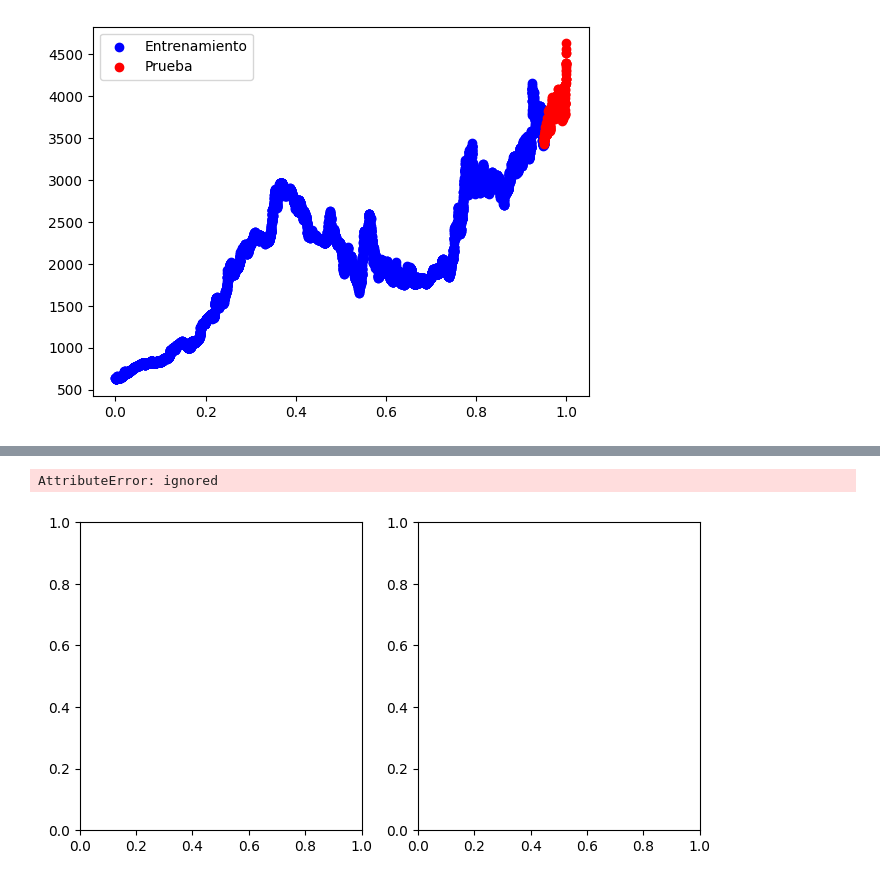
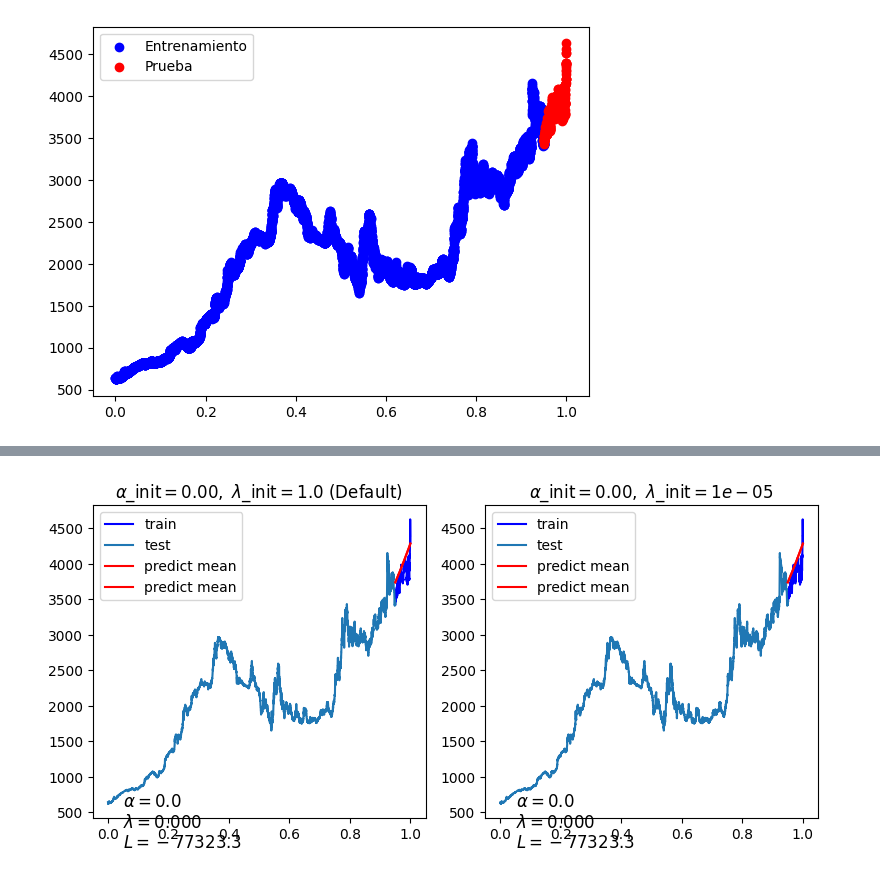
Before and after one commit to cabb1808/ProyectoSenales3, a Jupyter notebook: Proyecto_Final.ipynb, the cells around one changed output, grey strips where cells are left out. Saved outputs shown, nothing was run; the diff lists cells and outputs as text; code cells hidden in the pictures.

```diff
--- a/Proyecto_Final.ipynb
+++ b/Proyecto_Final.ipynb
@@ -96,21 +94,29 @@ DatetimeIndex(['1991-12-02', '1991-12-03', '1991-12-04', '1991-12-05',
 [figure]
 # %%
 def MapeoDataset(X,K):
+    # Extraer caracteristicas sinusoidales
+    # X: N x D, vector de entradas
+    # K: escalar, grado del polinomio
+    # return: N x (K+1), matriz de características Phi
+
     X = X.flatten()
     N = X.shape[0]
 
     #inicializar Phi
     Phi = np.ones((N, K+1))
-    mu = np.linspace(0,1,K)
-    sig2 = 0.1
+    F0= 0.1
+    F = F0 * np.linspace(1, K, K)
 
     # Calcular matriz Phi
     for n in range(len(X)):
       for k in range(1, K+1):
-        Phi[n,k-1] = np.exp(-(mu[k-1] - X[n])**2/sig2)
-    return Phi
+        if k%2 ==0:
+          Phi[:,k] = np.cos(2*np.pi*F[k-1]*X)
+        else:
+          Phi[:,k] = np.sin(2*np.pi*F[k-1]*X)
+      return Phi
 # %%
-M=80
+M=3
 
 lam=0.001
 PHI_train = MapeoDataset(X_train,M)
@@ -151,71 +151,39 @@ n_order = 4
 
 fig, axes = plt.subplots(1, 2, figsize=(8, 4))
 for i, ax in enumerate(axes):
     # Bayesian ridge regression with different initial value pairs
     if i == 0:
         init = [1 / np.var(y_train), 1.0]  # Default values
     elif i == 1:
-        init = [1.0, 1e-3]
+        init = [0.001, 1e-5]
         reg.set_params(alpha_init=init[0], lambda_init=init[1])
     reg.fit(PHI_train, y_train)
 
     ymean, ystd = reg.predict(PHI_test, return_std=True)
     y_pred_train = reg.predict(PHI_train)
     y_pred_test = reg.predict(PHI_test)
 
 
-    ax.plot(X_test, y_test, color="blue", label="sin($2\\pi x$)")
-    ax.scatter(X_train, y_train, s=50, alpha=0.5, label="observation")
+    ax.plot(X_test, y_test, color="blue", label="train")
+    ax.plot(X_train, y_train, label="test")
     ax.plot(X_test, ymean, color="red", label="predict mean")
-    ax.plot(X_test, y_samples, color="red", label="predict mean")
+    ax.plot(X_test, y_pred_test, color="red", label="predict mean")
     # ax.fill_between(X_test, ymean - ystd, ymean + ystd, color="pink", alpha=0.5, label="predict std")
     ax.legend()
     title = "$\\alpha$_init$={:.2f},\\ \\lambda$_init$={}$".format(init[0], init[1])
     if i == 0:
         title += " (Default)"
     ax.set_title(title, fontsize=12)
+
     text = "$\\alpha={:.1f}$\n$\\lambda={:.3f}$\n$L={:.1f}$".format(
         reg.alpha_, reg.lambda_, reg.scores_[-1]
     )
     ax.text(0.05, -1.0, text, fontsize=12)
 
 plt.tight_layout()
 plt.show()
-
-# fig, axes = plt.subplots(1, 2, figsize=(8, 4))
-# for i, ax in enumerate(axes):
-#     # Bayesian ridge regression with different initial value pairs
-#     if i == 0:
-#         init = [1 / np.var(y_train), 1.0]  # Default values
-#     elif i == 1:
-#         init = [1.0, 1e-3]
-#         reg.set_params(alpha_init=init[0], lambda_init=init[1])
-#     reg.fit(PHI_train, y_train)
-
-#     y_pred_train = reg.predict(PHI_train)
-#     y_pred_test = reg.predict(PHI_test)
-#     # ymean, ystd = reg.predict(X_test, return_std=True)
-
-#     ax.plot(X_test, y_test, color="blue", label="Test Data")
-#     ax.scatter(X_train, y_train, s=50, alpha=0.5, label="observation")
-#     ax.plot(X_test, y_pred_test, color="red", label="predict mean")
-#     #ax.fill_between(X_test, ymean - ystd, ymean + ystd, color="pink", alpha=0.5, label="predict std")
-#     #ax.set_ylim(-1.3, 1.3)
-#     ax.legend()
-#     title = "$\\alpha$_init$={:.2f},\\ \\lambda$_init$={}$".format(init[0], init[1])
-#     if i == 0:
-#         title += " (Default)"
-#     ax.set_title(title, fontsize=12)
-#     text = "$\\alpha={:.1f}$\n$\\lambda={:.3f}$\n$L={:.1f}$".format(
-#         reg.alpha_, reg.lambda_, reg.scores_[-1]
-#     )
-#     ax.text(0.05, -1.0, text, fontsize=12)
-
-# plt.tight_layout()
-# plt.show()
 # %% [output]
-AttributeError: ignored
-[figure, old version]
+[figure, new version]
 # %%
 def expo_carac(X, K):
     # Extraer caracteristicas exponenciales
```
Also changed, not shown: parts of 8 cells of this notebook.
